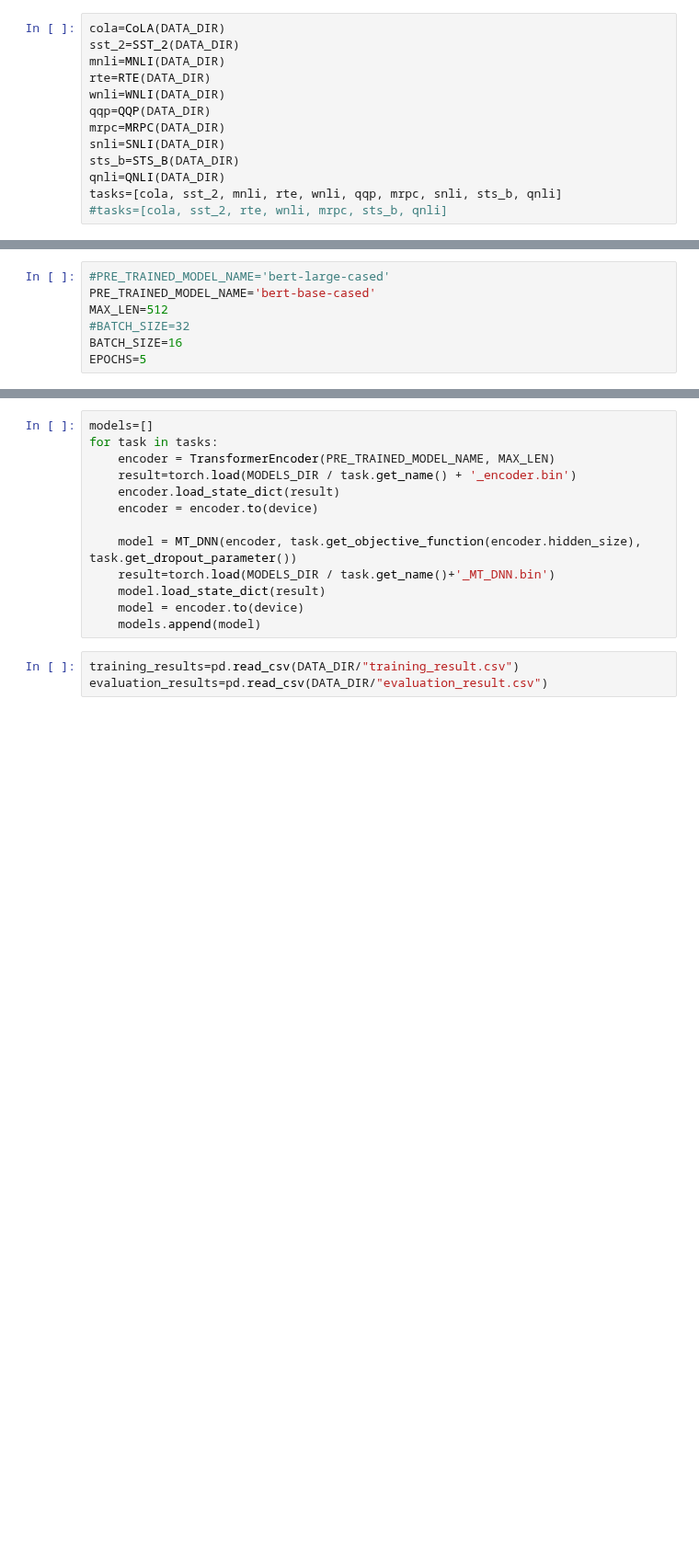
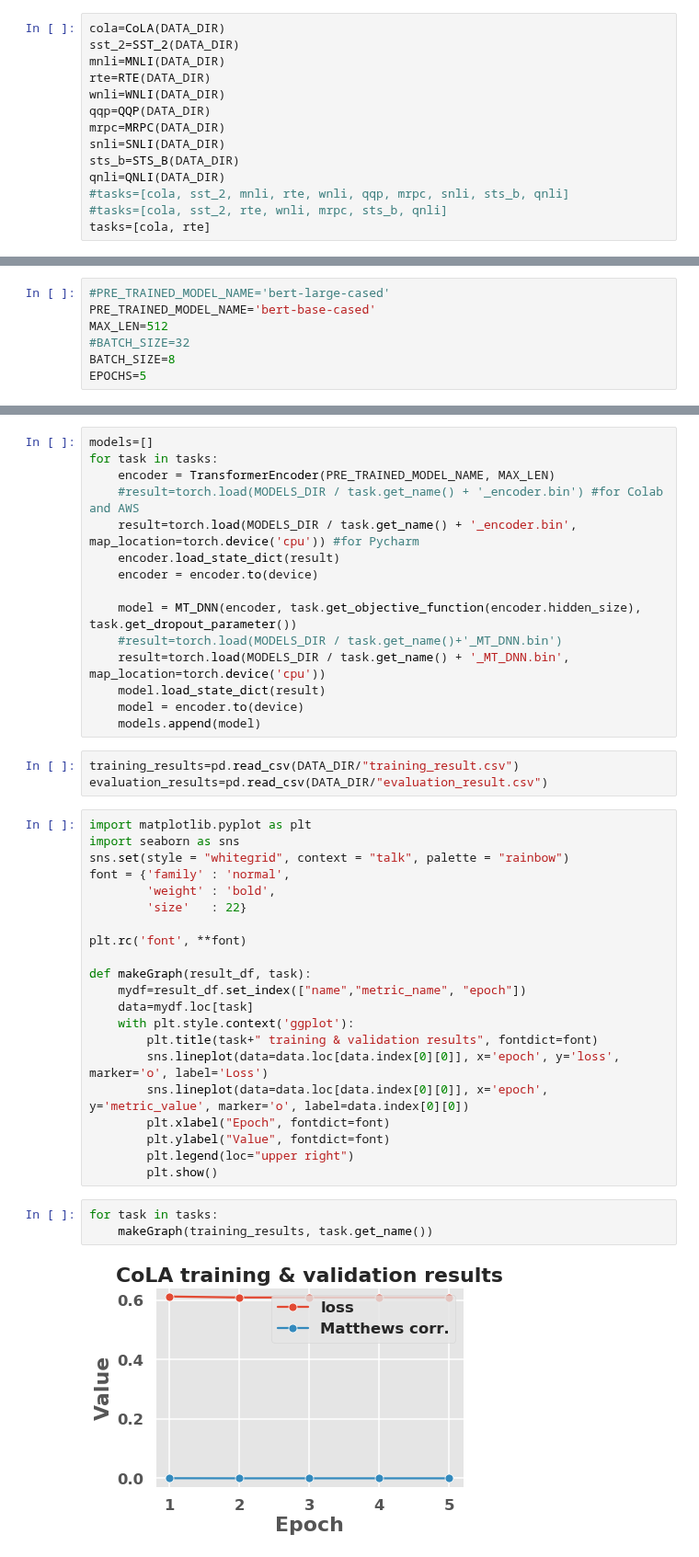
Before and after one commit to matteoghera/Progetto_ML, a Jupyter notebook: notebooks/project.ipynb, the cells around one changed output, grey strips where cells are left out. Shown at 92% size. Drawn from its saved outputs; the diff is of its cells as text; blank space fills up the shorter version.

Commit message:
add graph of training and evaluation results

```diff
--- a/notebooks/project.ipynb
+++ b/notebooks/project.ipynb
@@ -105,8 +105,9 @@ mrpc=MRPC(DATA_DIR)
 snli=SNLI(DATA_DIR)
 sts_b=STS_B(DATA_DIR)
 qnli=QNLI(DATA_DIR)
-tasks=[cola, sst_2, mnli, rte, wnli, qqp, mrpc, snli, sts_b, qnli]
+#tasks=[cola, sst_2, mnli, rte, wnli, qqp, mrpc, snli, sts_b, qnli]
 #tasks=[cola, sst_2, rte, wnli, mrpc, sts_b, qnli]
+tasks=[cola, rte]
 # %% [output]
 b'Skipping line 24810: expected 12 fields, saw 13\nSkipping line 33961: expected 12 fields, saw 13\n'
 b'Skipping line 75911: expected 12 fields, saw 13\nSkipping line 100114: expected 12 fields, saw 13\n'
@@ -128,7 +128,7 @@ The Bert Tokenizer implemented by Pytorch adds the special tokens [CLS], [SEP],
 PRE_TRAINED_MODEL_NAME='bert-base-cased'
 MAX_LEN=512
 #BATCH_SIZE=32
-BATCH_SIZE=16
+BATCH_SIZE=8
 EPOCHS=5
 # %%
 tokenizer=BertTokenizer.from_pretrained(PRE_TRAINED_MODEL_NAME)
@@ -249,15 +254,43 @@ if not(Path(DATA_DIR/"training_result.csv").exists() and Path(DATA_DIR/"evaluati
 models=[]
 for task in tasks:
     encoder = TransformerEncoder(PRE_TRAINED_MODEL_NAME, MAX_LEN)
-    result=torch.load(MODELS_DIR / task.get_name() + '_encoder.bin')
+    #result=torch.load(MODELS_DIR / task.get_name() + '_encoder.bin') #for Colab and AWS
+    result=torch.load(MODELS_DIR / task.get_name() + '_encoder.bin', map_location=torch.device('cpu')) #for Pycharm
     encoder.load_state_dict(result)
     encoder = encoder.to(device)
 
     model = MT_DNN(encoder, task.get_objective_function(encoder.hidden_size), task.get_dropout_parameter())
-    result=torch.load(MODELS_DIR / task.get_name()+'_MT_DNN.bin')
+    #result=torch.load(MODELS_DIR / task.get_name()+'_MT_DNN.bin')
+    result=torch.load(MODELS_DIR / task.get_name() + '_MT_DNN.bin', map_location=torch.device('cpu'))
     model.load_state_dict(result)
     model = encoder.to(device)
     models.append(model)
 # %%
 training_results=pd.read_csv(DATA_DIR/"training_result.csv")
 evaluation_results=pd.read_csv(DATA_DIR/"evaluation_result.csv")
+# %%
+import matplotlib.pyplot as plt
+import seaborn as sns
+sns.set(style = "whitegrid", context = "talk", palette = "rainbow")
+font = {'family' : 'normal',
+        'weight' : 'bold',
+        'size'   : 22}
+
+plt.rc('font', **font)
+
+def makeGraph(result_df, task):
+    mydf=result_df.set_index(["name","metric_name", "epoch"])
+    data=mydf.loc[task]
+    with plt.style.context('ggplot'):
+        plt.title(task+" training & validation results", fontdict=font)
+        sns.lineplot(data=data.loc[data.index[0][0]], x='epoch', y='loss', marker='o', label='Loss')
+        sns.lineplot(data=data.loc[data.index[0][0]], x='epoch', y='metric_value', marker='o', label=data.index[0][0])
+        plt.xlabel("Epoch", fontdict=font)
+        plt.ylabel("Value", fontdict=font)
+        plt.legend(loc="upper right")
+        plt.show()
+# %%
+for task in tasks:
+    makeGraph(training_results, task.get_name())
+# %% [output]
+[figure, added]
```
Also changed, not shown: parts of 6 cells of this notebook.
